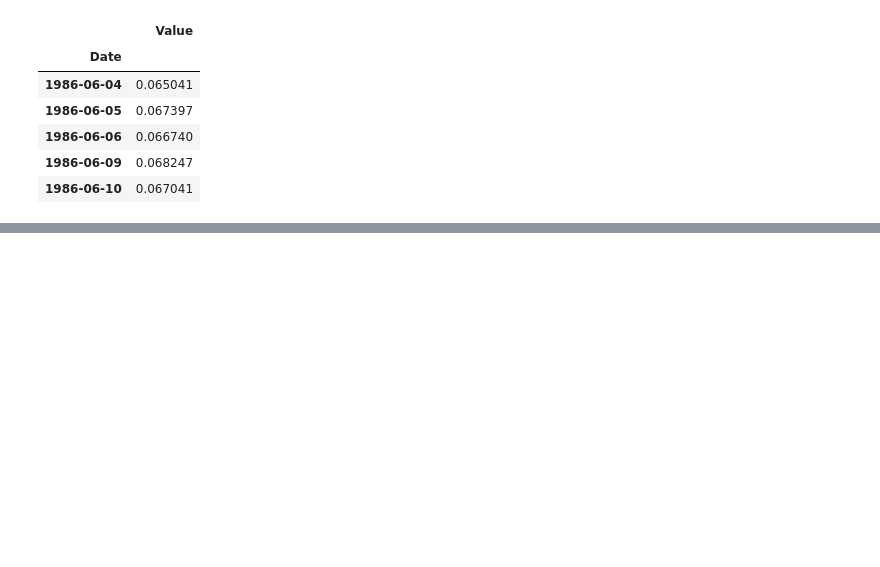
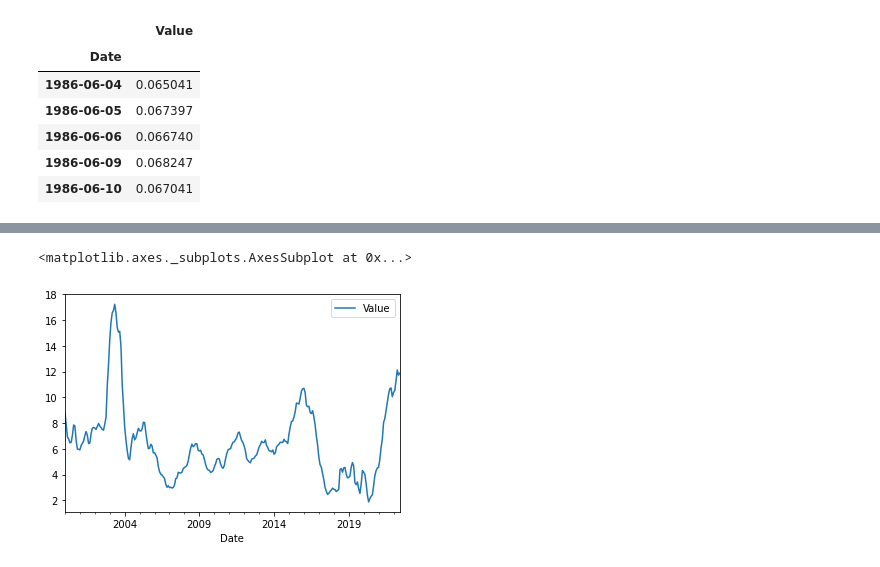
Before and after one commit to robertoricci/Curso-Python-para-Mercado-Financeiro-Trading-com-Dados, a Jupyter notebook: Aula_Biblioteca_Quandl.ipynb, the cells around one changed output, grey strips where cells are left out. Cells and saved outputs as stored; diff of their text form; code cells hidden in the pictures; blank space fills up the shorter version.

```diff
--- a/Aula_Biblioteca_Quandl.ipynb
+++ b/Aula_Biblioteca_Quandl.ipynb
@@ -50,0 +78,7 @@ selic.head()
+# %%
+ipca = quandl.get("BCB/13522", start_date = '2000-01-01')
+# %%
+ipca.plot()
+# %% [output]
+<matplotlib.axes._subplots.AxesSubplot at 0x...>
+[figure, added]
```
Also changed, not shown: parts of 8 cells of this notebook.
